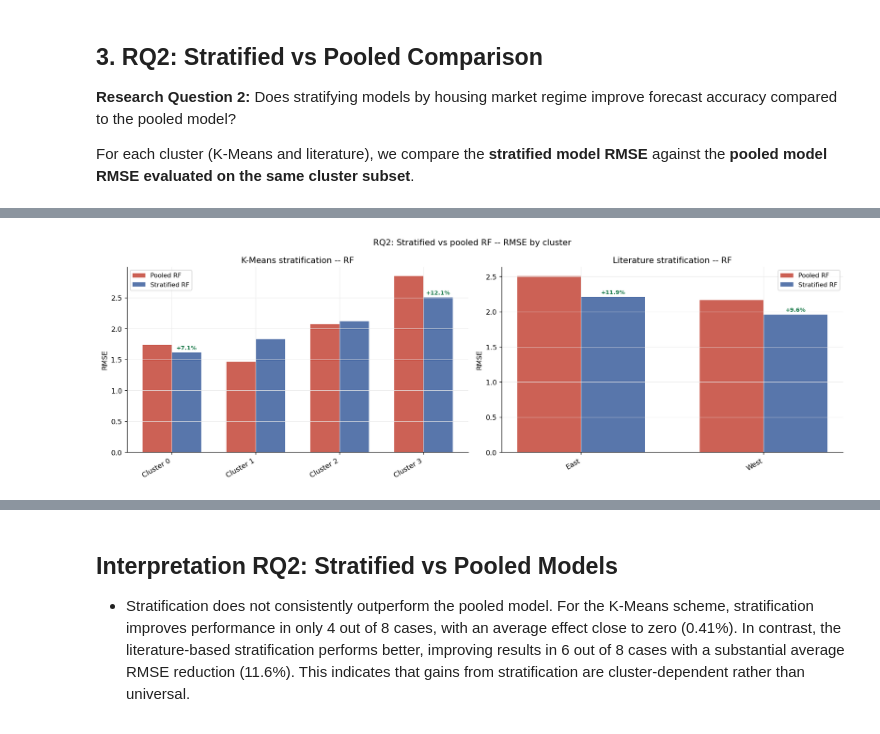
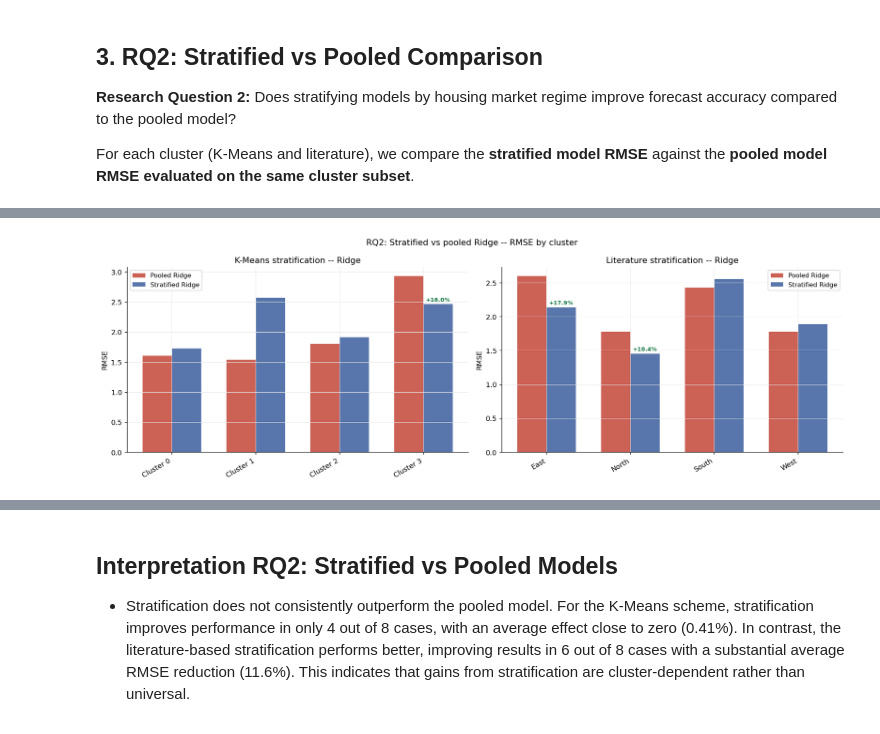
Before and after one commit to deercarla/european-house-market-forecasting, a Jupyter notebook: s5-metrics/metrics.ipynb, the cells around one changed output, grey strips where cells are left out. Cells and saved outputs as stored; diff of their text form; code cells hidden in the pictures.

```diff
--- a/s5-metrics/metrics.ipynb
+++ b/s5-metrics/metrics.ipynb
@@ -40,7 +40,8 @@ AMBER  = '#F39C12'
 candidate_paths = [
     Path('predictions.csv'),
     Path('./predictions.csv'),
-    Path(r'C:\Users\carla\CBS\ml-final-project\s4-modelling\predictions.csv'),
+    #Path(r'C:\Users\carla\CBS\ml-final-project\s4-modelling\predictions.csv'),
+    Path(r'C:\Users\Giulia\Documents\GitHub\european-house-market-forecasting\predictions.csv'),
 ]
 preds_path = next((p for p in candidate_paths if p.exists()), None)
 if preds_path is None:
@@ -330,38 +283,98 @@ Literature      East    RF     2.508265    2.210517    11.870684 168
 Literature      West    GB     2.153914    1.908904    11.375103  84
 Literature      West    RF     2.167415    1.960170     9.561820  84
 # %%
+# ── RQ2: Stratified vs pooled for Ridge ───────────────────────────────────────
+print('=== RQ2: STRATIFIED vs POOLED COMPARISON ===')
+print()
+
+comparison_rows = []
+
+# K-Means clusters - using Ridge
+km_clusters = sorted(preds['cluster_data'].dropna().unique())
+for cid in km_clusters:
+    cid = int(cid)
+    mask = preds['cluster_data'] == cid
+    if mask.sum() < 5:
+        continue
+    sub = preds[mask]
+    strat_col  = f'ridge_km{cid}'
+    pooled_col = 'ridge'
+    if strat_col not in preds.columns:
+        continue
+    m_pooled = metrics(sub['y_true'], sub[pooled_col])
+    m_strat  = metrics(sub['y_true'], sub[strat_col])
+    if np.isnan(m_pooled['rmse']) or np.isnan(m_strat['rmse']):
+        continue
+    comparison_rows.append({
+        'scheme': 'K-Means',
+        'cluster': f'Cluster {cid}',
+        'model': 'RIDGE',
+        'rmse_pooled':  m_pooled['rmse'],
+        'rmse_strat':   m_strat['rmse'],
+        'improvement':  (m_pooled['rmse'] - m_strat['rmse']) / m_pooled['rmse'] * 100,
+        'n': m_strat['n']
+    })
+
+# Literature clusters - using Ridge
+lit_clusters = [g for g in ['East','West','South','North']
+                if g in preds['cluster_literature'].values]
+for group in lit_clusters:
+    mask = preds['cluster_literature'] == group
+    if mask.sum() < 5:
+        continue
+    sub = preds[mask]
+    strat_col  = f'ridge_lit_{group.lower()}'
+    pooled_col = 'ridge'
+    if strat_col not in preds.columns:
+        continue
+    m_pooled = metrics(sub['y_true'], sub[pooled_col])
+    m_strat  = metrics(sub['y_true'], sub[strat_col])
+    if np.isnan(m_pooled['rmse']) or np.isnan(m_strat['rmse']):
+        continue
+    comparison_rows.append({
+        'scheme': 'Literature',
+        'cluster': group,
+        'model': 'RIDGE',
+        'rmse_pooled':  m_pooled['rmse'],
+        'rmse_strat':   m_strat['rmse'],
+        'improvement':  (m_pooled['rmse'] - m_strat['rmse']) / m_pooled['rmse'] * 100,
+        'n': m_strat['n']
+    })
+
+comp_df = pd.DataFrame(comparison_rows)
+print(comp_df.sort_values(['scheme','cluster','model'])
+      [['scheme','cluster','model','rmse_pooled','rmse_strat','improvement','n']]
+      .to_string(index=False))
+
 # ── RQ2 visualisation ────────────────────────────────────────────────────────
 if len(comp_df) > 0:
     fig, axes = plt.subplots(1, 2, figsize=(15, 5))
 
-    for ax, scheme in zip(axes, ['K-Means','Literature']):
-        sub = comp_df[(comp_df['scheme']==scheme) & (comp_df['model']=='RF')]
-        if len(sub) == 0:
-            sub = comp_df[comp_df['scheme']==scheme]
+    for ax, scheme in zip(axes, ['K-Means', 'Literature']):
+        sub = comp_df[comp_df['scheme'] == scheme].sort_values('cluster').reset_index(drop=True)
         if len(sub) == 0:
             ax.set_title(f'{scheme} -- no data')
             continue
 
-        x  = np.arange(len(sub))
-        w  = 0.35
-        b1 = ax.bar(x - w/2, sub['rmse_pooled'], w, color=RED,   label='Pooled RF',     alpha=0.8)
-        b2 = ax.bar(x + w/2, sub['rmse_strat'],  w, color=ACCENT,label='Stratified RF', alpha=0.8)
+        x = np.arange(len(sub))
+        w = 0.35
+        ax.bar(x - w/2, sub['rmse_pooled'], w, color=RED,    label='Pooled Ridge',     alpha=0.8)
+        ax.bar(x + w/2, sub['rmse_strat'],  w, color=ACCENT, label='Stratified Ridge', alpha=0.8)
 
         ax.set_xticks(x)
         ax.set_xticklabels(sub['cluster'], rotation=30, ha='right')
         ax.set_ylabel('RMSE')
-        ax.set_title(f'{scheme} stratification -- RF')
+        ax.set_title(f'{scheme} stratification -- Ridge')
         ax.legend(fontsize=9)
 
-        # Mark improvements
         for i, (_, row) in enumerate(sub.iterrows()):
             if row['improvement'] > 0:
                 ax.annotate(f"+{row['improvement']:.1f}%",
-                            xy=(i+w/2, row['rmse_strat']),
-                            xytext=(0,4), textcoords='offset points',
+                            xy=(i + w/2, row['rmse_strat']),
+                            xytext=(0, 4), textcoords='offset points',
                             ha='center', fontsize=8, color=GREEN, fontweight='bold')
 
-    plt.suptitle('RQ2: Stratified vs pooled RF -- RMSE by cluster', fontsize=12)
+    plt.suptitle('RQ2: Stratified vs pooled Ridge -- RMSE by cluster', fontsize=12)
     plt.tight_layout()
     plt.show()
 # %% [output]
@@ -368,4 +392,4 @@ if len(comp_df) > 0:
-[figure, old version]
+[figure, new version]
 # %%
 print('RQ2 SUMMARY')
 print()
```
Also changed, not shown: parts of 17 cells of this notebook, 8 other files.
